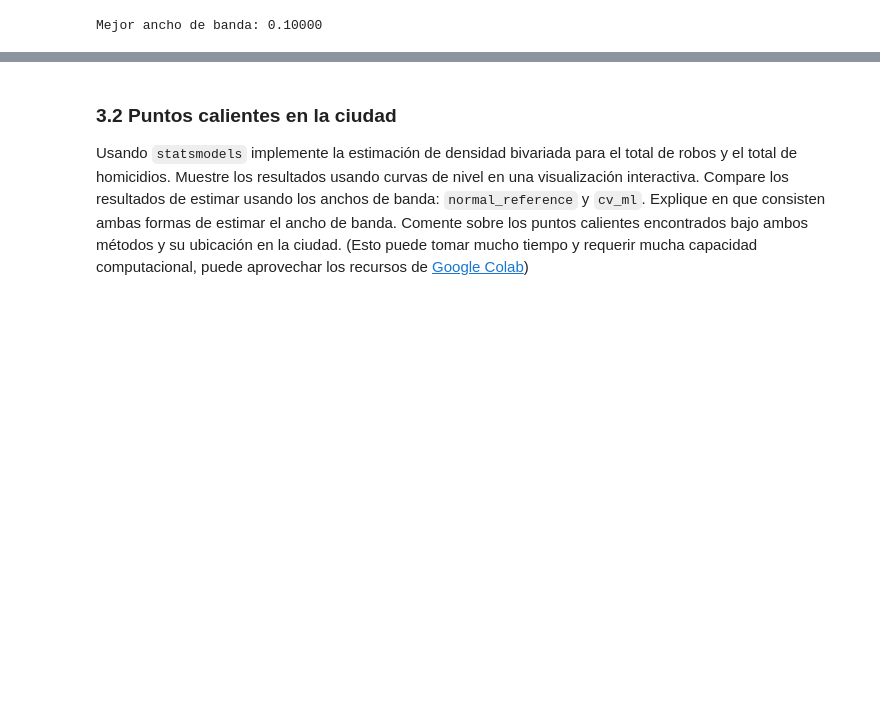
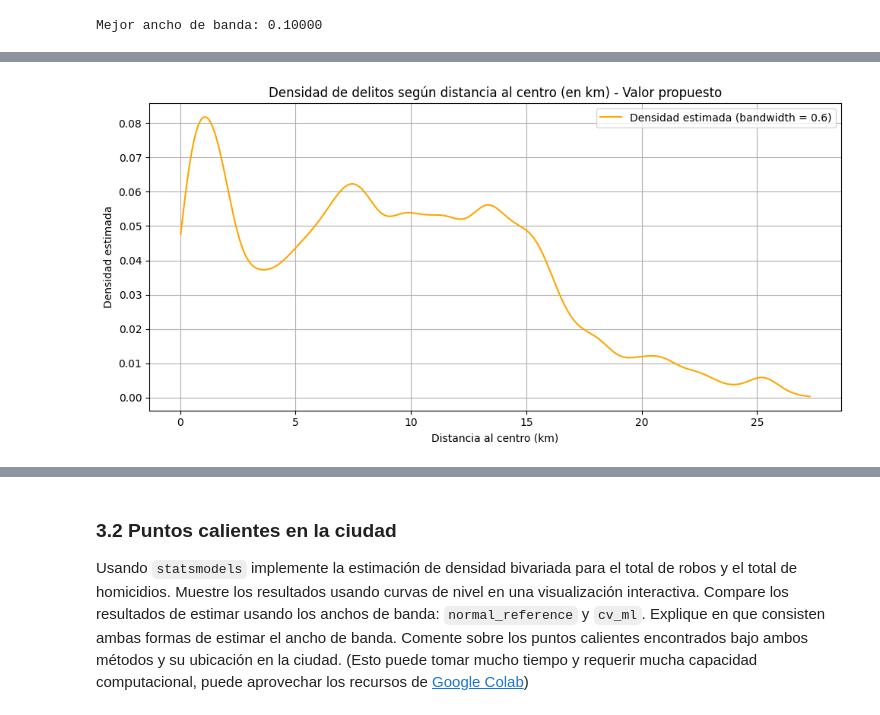
Before and after one commit to sebastian23escobar/Aprendizaje_no_supervisado, a Jupyter notebook: Taller4/S7_LC_Taller_Geograficos_KDE.ipynb, the cells around one changed output, grey strips where cells are left out. Drawn from its saved outputs; the diff is of its cells as text; code cells hidden in the pictures; blank space fills up the shorter version.

```diff
--- a/Taller4/S7_LC_Taller_Geograficos_KDE.ipynb
+++ b/Taller4/S7_LC_Taller_Geograficos_KDE.ipynb
@@ -425 +393,29 @@ plt.show()
+# %%
+# propuesta manual
+manual_bandwidth = 0.6
+
+kde_manual = KernelDensity(kernel  ='gaussian', bandwidth = manual_bandwidth)
+kde_manual.fit(vals)
+
+# crear puntos para graficar
+x_plot = np.linspace(vals.min(), vals.max(), 1000).reshape(-1, 1)
+
+# estimar densidad con modelo ajustado manualmente
+log_dens_manual = kde_manual.score_samples(x_plot)
+dens_manual = np.exp(log_dens_manual)
+
+# graficar la curva con el valor propuesto
+plt.figure(figsize=(10,5))
+plt.plot(x_plot, dens_manual,
+         label = f'Densidad estimada (bandwidth = {manual_bandwidth})',
+         color = 'orange')
+plt.title("Densidad de delitos según distancia al centro (en km) - Valor propuesto")
+plt.xlabel("Distancia al centro (km)")
+plt.ylabel("Densidad estimada")
+plt.grid(True)
+plt.legend()
+plt.tight_layout()
+plt.show()
+# %% [output]
+[figure, added]
 # %% [markdown]
```
Also changed, not shown: parts of 8 cells of this notebook.
